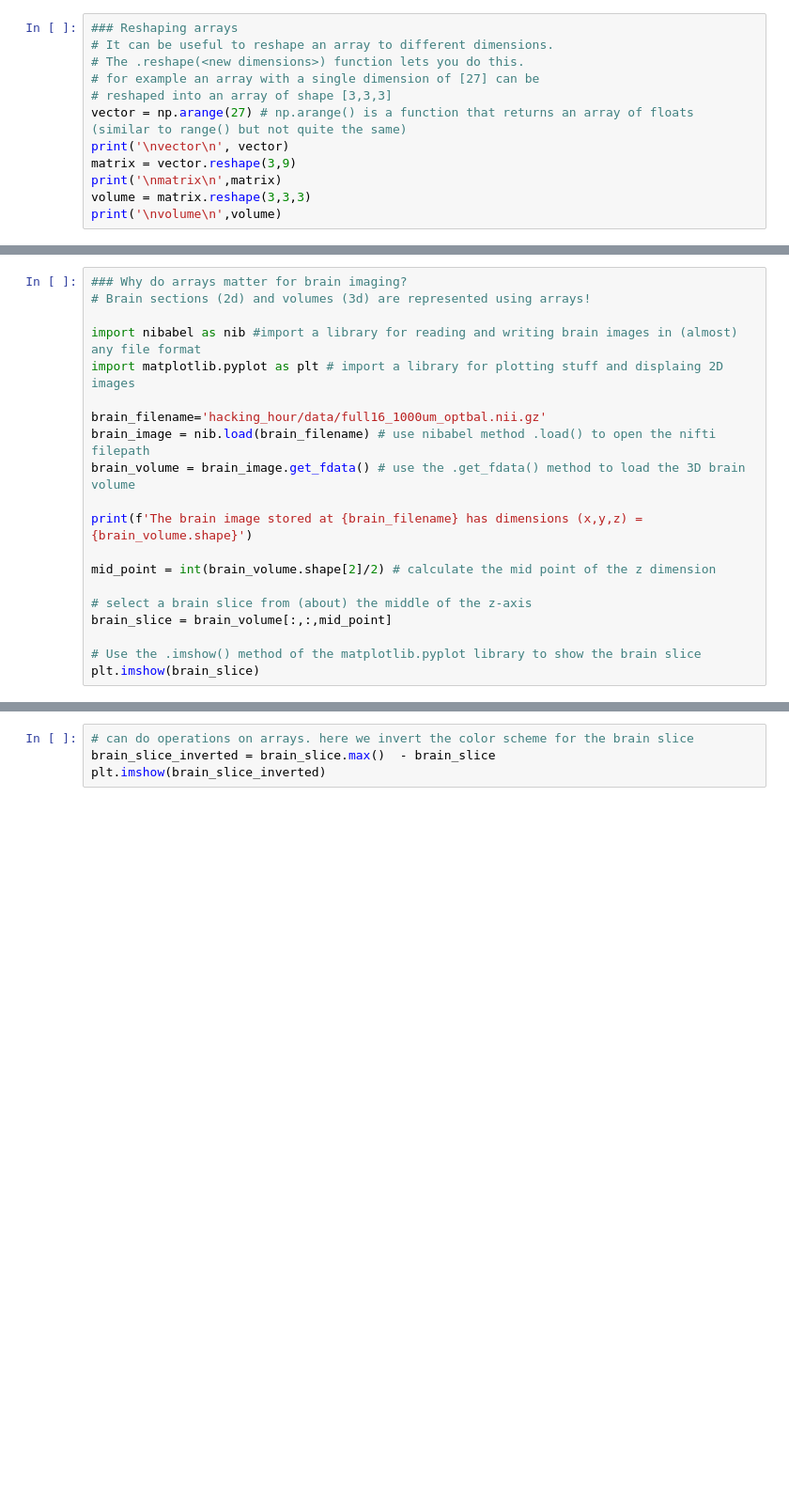
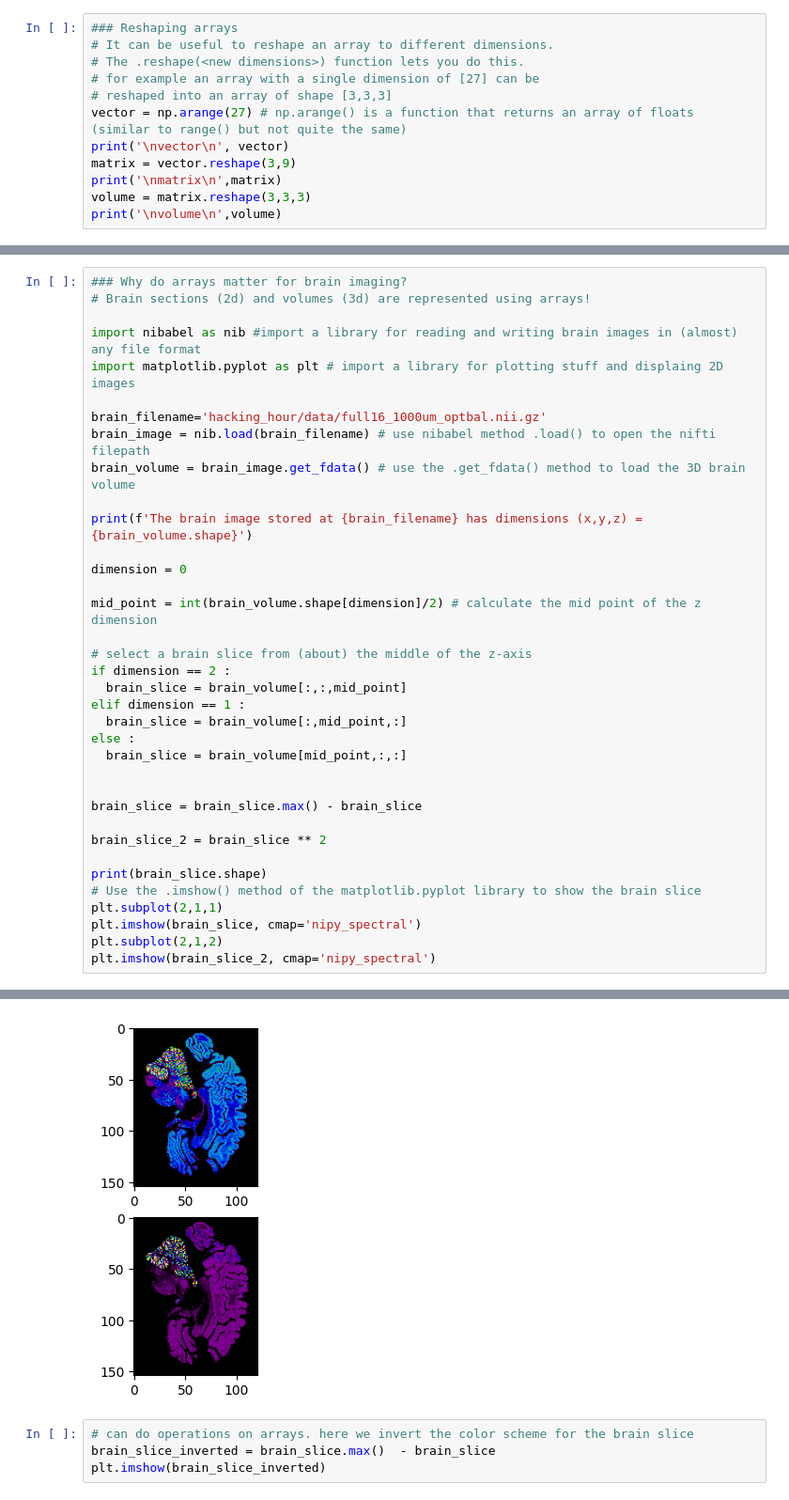
Before and after one commit to tfunck/hacking_hour, a Jupyter notebook: notebooks/W5.ipynb, the cells around one changed output, grey strips where cells are left out. Shown: that part at 94% size. Saved outputs shown, nothing was run; the diff lists cells and outputs as text; blank space fills up the shorter version.

```diff
--- a/notebooks/W5.ipynb
+++ b/notebooks/W5.ipynb
@@ -138,10 +164,27 @@ brain_volume = brain_image.get_fdata() # use the .get_fdata() method to load the
 
 print(f'The brain image stored at {brain_filename} has dimensions (x,y,z) = {brain_volume.shape}')
 
-mid_point = int(brain_volume.shape[2]/2) # calculate the mid point of the z dimension
+dimension = 0
+
+mid_point = int(brain_volume.shape[dimension]/2) # calculate the mid point of the z dimension
 
 # select a brain slice from (about) the middle of the z-axis
-brain_slice = brain_volume[:,:,mid_point]
+if dimension == 2 :
+  brain_slice = brain_volume[:,:,mid_point]
+elif dimension == 1 :
+  brain_slice = brain_volume[:,mid_point,:]
+else :
+  brain_slice = brain_volume[mid_point,:,:]
 
+
+brain_slice = brain_slice.max() - brain_slice
+
+brain_slice_2 = brain_slice ** 2
+
+print(brain_slice.shape)
 # Use the .imshow() method of the matplotlib.pyplot library to show the brain slice
-plt.imshow(brain_slice)
+plt.subplot(2,1,1)
+plt.imshow(brain_slice, cmap='nipy_spectral')
+plt.subplot(2,1,2)
+plt.imshow(brain_slice_2, cmap='nipy_spectral')
+# %% [output]
@@ -148,3 +194,4 @@ plt.imshow(brain_slice)
+[figure, added]
 # %%
 # can do operations on arrays. here we invert the color scheme for the brain slice
 brain_slice_inverted = brain_slice.max()  - brain_slice
```
Also changed, not shown: parts of 3 cells of this notebook.
